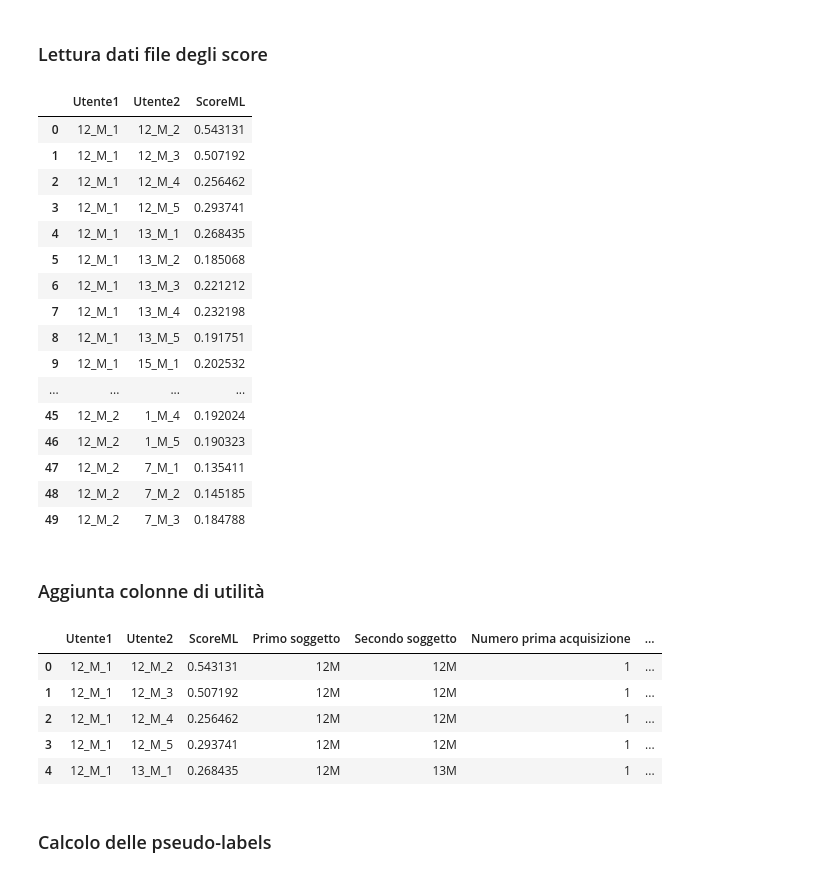
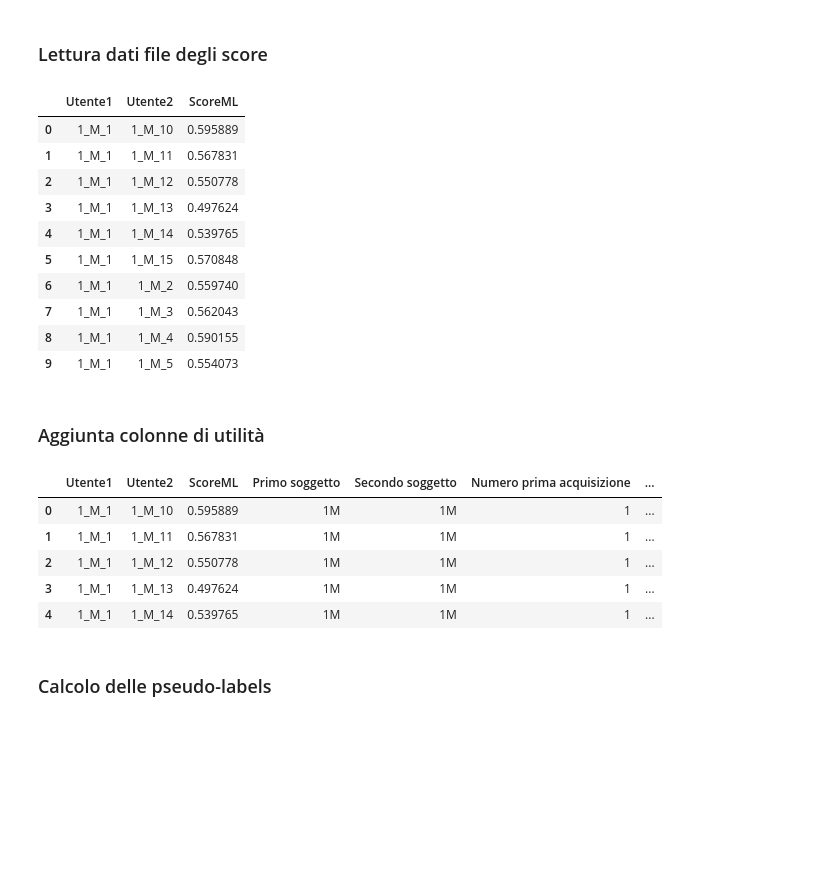
Before and after one commit to Simone-Smaldore/progetto-iqa-sensori, a Jupyter notebook: Utilità python/genera_pseudo_labels.ipynb, the cells around one changed output. Saved outputs shown, nothing was run; the diff lists cells and outputs as text; code cells hidden in the pictures; blank space fills up the shorter version.

```diff
--- a/Utilità python/genera_pseudo_labels.ipynb
+++ b/Utilità python/genera_pseudo_labels.ipynb
@@ -5,28 +5,23 @@ from statistics import mean
 # %% [markdown]
 ### Lettura dati file degli score
 # %%
-PATH_FILE_SCORE = './tabellaScoreNuova.csv'
+#PATH_FILE_SCORE = './tabellaScoreNuova.csv'
+PATH_FILE_SCORE = './scoreCsv.csv'
 
 scores = pd.read_csv(PATH_FILE_SCORE)
-scores.head(50)
+scores.head(10)
 # %% [output]
 |  | Utente1 | Utente2 | ScoreML |
-| 0 | 12_M_1 | 12_M_2 | 0.543131 |
-| 1 | 12_M_1 | 12_M_3 | 0.507192 |
-| 2 | 12_M_1 | 12_M_4 | 0.256462 |
-| 3 | 12_M_1 | 12_M_5 | 0.293741 |
-| 4 | 12_M_1 | 13_M_1 | 0.268435 |
-| 5 | 12_M_1 | 13_M_2 | 0.185068 |
-| 6 | 12_M_1 | 13_M_3 | 0.221212 |
-| 7 | 12_M_1 | 13_M_4 | 0.232198 |
-| 8 | 12_M_1 | 13_M_5 | 0.191751 |
-| 9 | 12_M_1 | 15_M_1 | 0.202532 |
-| ... | ... | ... | ... |
-| 45 | 12_M_2 | 1_M_4 | 0.192024 |
-| 46 | 12_M_2 | 1_M_5 | 0.190323 |
-| 47 | 12_M_2 | 7_M_1 | 0.135411 |
-| 48 | 12_M_2 | 7_M_2 | 0.145185 |
-| 49 | 12_M_2 | 7_M_3 | 0.184788 |
+| 0 | 1_M_1 | 1_M_10 | 0.595889 |
+| 1 | 1_M_1 | 1_M_11 | 0.567831 |
+| 2 | 1_M_1 | 1_M_12 | 0.550778 |
+| 3 | 1_M_1 | 1_M_13 | 0.497624 |
+| 4 | 1_M_1 | 1_M_14 | 0.539765 |
+| 5 | 1_M_1 | 1_M_15 | 0.570848 |
+| 6 | 1_M_1 | 1_M_2 | 0.559740 |
+| 7 | 1_M_1 | 1_M_3 | 0.562043 |
+| 8 | 1_M_1 | 1_M_4 | 0.590155 |
+| 9 | 1_M_1 | 1_M_5 | 0.554073 |
 # %% [markdown]
 ### Aggiunta colonne di utilità
 # %%
@@ -44,11 +39,11 @@ scores['Numero seconda acquisizione'] = scores['Utente2'].apply(lambda u: calcol
 scores.head()
 # %% [output]
 |  | Utente1 | Utente2 | ScoreML | Primo soggetto | Secondo soggetto | Numero prima acquisizione | ... |
-| 0 | 12_M_1 | 12_M_2 | 0.543131 | 12M | 12M | 1 | ... |
-| 1 | 12_M_1 | 12_M_3 | 0.507192 | 12M | 12M | 1 | ... |
-| 2 | 12_M_1 | 12_M_4 | 0.256462 | 12M | 12M | 1 | ... |
-| 3 | 12_M_1 | 12_M_5 | 0.293741 | 12M | 12M | 1 | ... |
-| 4 | 12_M_1 | 13_M_1 | 0.268435 | 12M | 13M | 1 | ... |
+| 0 | 1_M_1 | 1_M_10 | 0.595889 | 1M | 1M | 1 | ... |
+| 1 | 1_M_1 | 1_M_11 | 0.567831 | 1M | 1M | 1 | ... |
+| 2 | 1_M_1 | 1_M_12 | 0.550778 | 1M | 1M | 1 | ... |
+| 3 | 1_M_1 | 1_M_13 | 0.497624 | 1M | 1M | 1 | ... |
+| 4 | 1_M_1 | 1_M_14 | 0.539765 | 1M | 1M | 1 | ... |
 # %% [markdown]
 ### Calcolo delle pseudo-labels
 # %%
```
Also changed, not shown: parts of 2 cells of this notebook, 9 other files.
